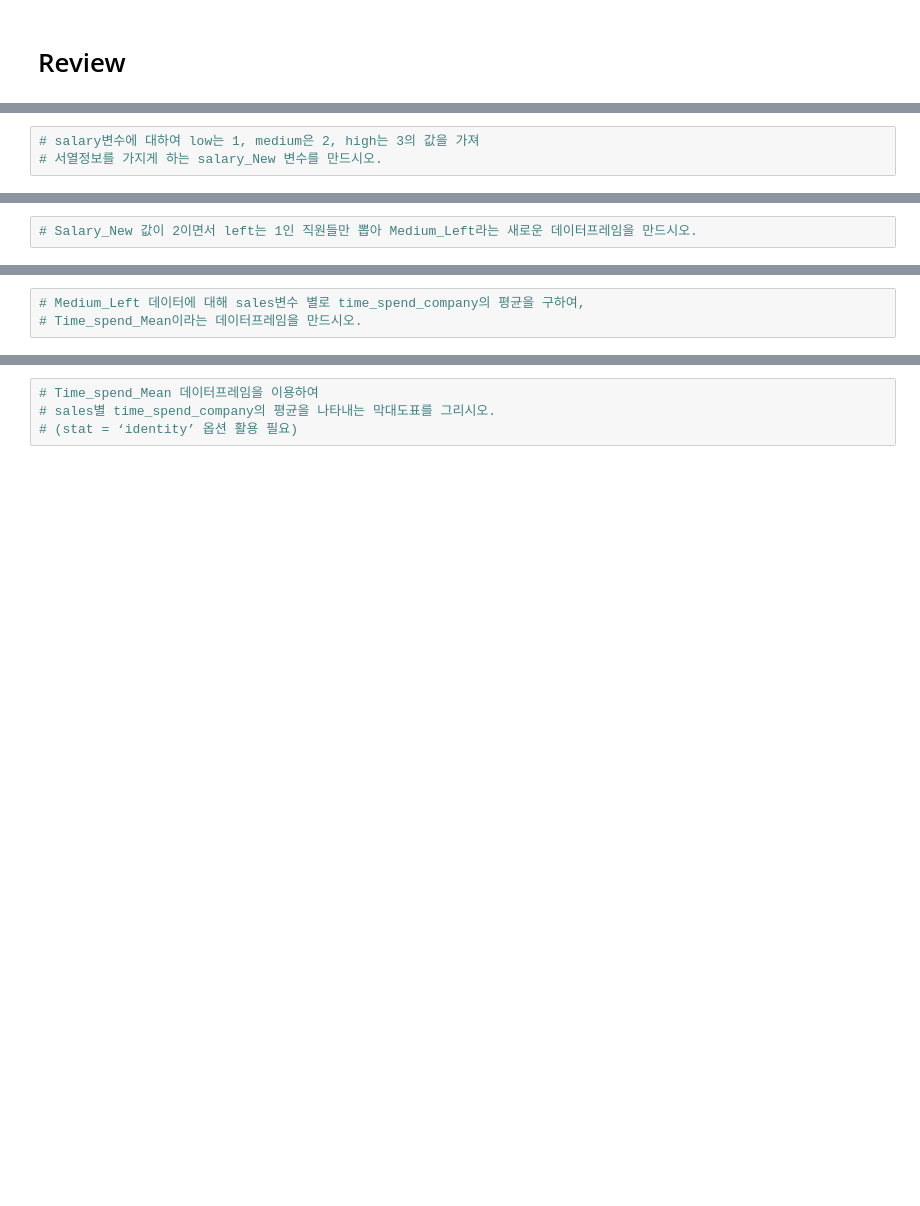
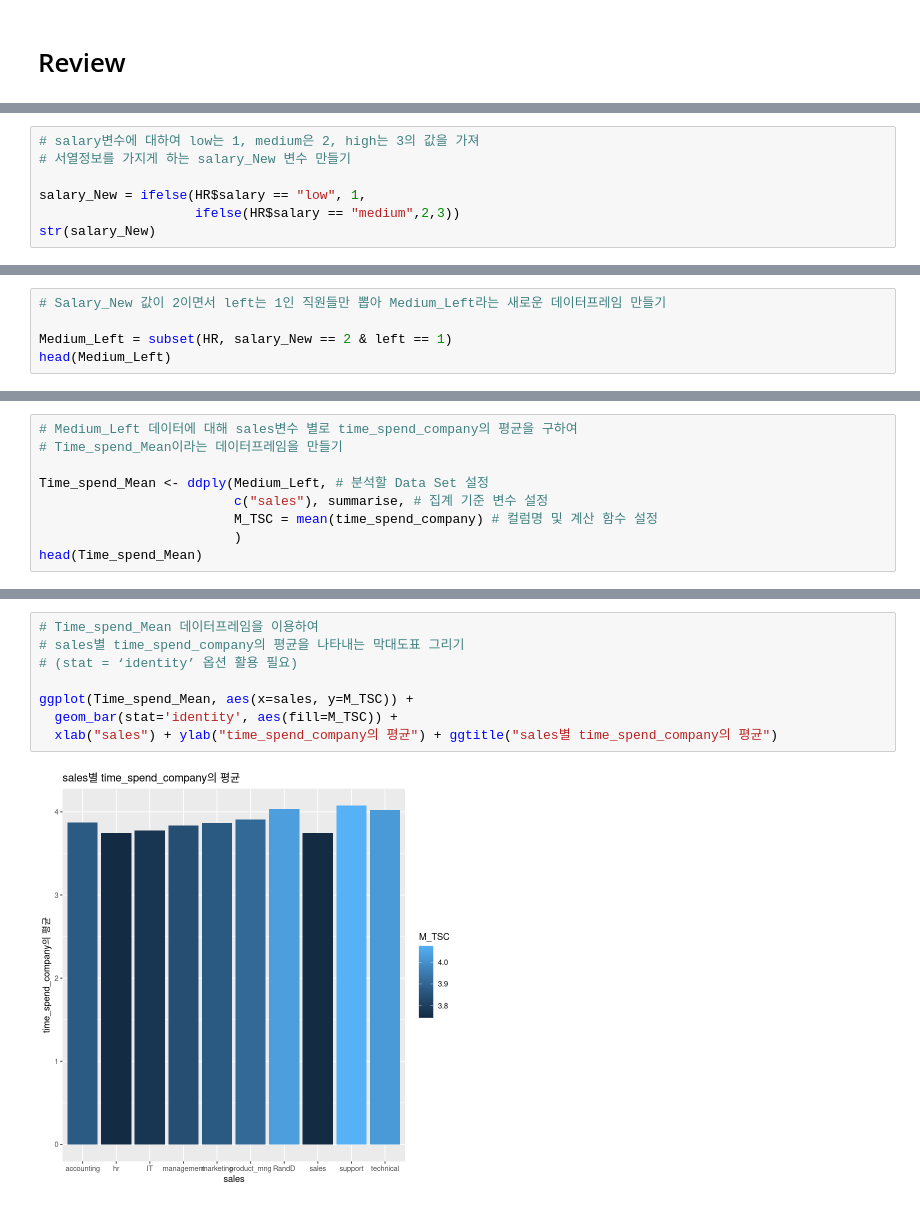
Before and after one commit to kdha0727/r-practice, a Jupyter notebook: Ch3.ipynb, the cells around one changed output, grey strips where cells are left out. Cells and saved outputs as stored; diff of their text form; blank space fills up the shorter version.

```diff
--- a/Ch3.ipynb
+++ b/Ch3.ipynb
@@ -387,3 +380,7 @@ ggplot(HR,aes(x=average_montly_hours,y=satisfaction_level))+
 # %%
 # salary변수에 대하여 low는 1, medium은 2, high는 3의 값을 가져
-# 서열정보를 가지게 하는 salary_New 변수를 만드시오.
+# 서열정보를 가지게 하는 salary_New 변수 만들기
+
+salary_New = ifelse(HR$salary == "low", 1,
+                    ifelse(HR$salary == "medium",2,3))
+str(salary_New)
@@ -390,2 +389,5 @@ ggplot(HR,aes(x=average_montly_hours,y=satisfaction_level))+
 # %%
-# Salary_New 값이 2이면서 left는 1인 직원들만 뽑아 Medium_Left라는 새로운 데이터프레임을 만드시오.
+# Salary_New 값이 2이면서 left는 1인 직원들만 뽑아 Medium_Left라는 새로운 데이터프레임 만들기
+
+Medium_Left = subset(HR, salary_New == 2 & left == 1)
+head(Medium_Left)
@@ -392,3 +404,9 @@ ggplot(HR,aes(x=average_montly_hours,y=satisfaction_level))+
 # %%
-# Medium_Left 데이터에 대해 sales변수 별로 time_spend_company의 평균을 구하여,
-# Time_spend_Mean이라는 데이터프레임을 만드시오.
+# Medium_Left 데이터에 대해 sales변수 별로 time_spend_company의 평균을 구하여
+# Time_spend_Mean이라는 데이터프레임을 만들기
+
+Time_spend_Mean <- ddply(Medium_Left, # 분석할 Data Set 설정
+                         c("sales"), summarise, # 집계 기준 변수 설정
+                         M_TSC = mean(time_spend_company) # 컬럼명 및 계산 함수 설정
+                         )
+head(Time_spend_Mean)
@@ -395,4 +423,10 @@ ggplot(HR,aes(x=average_montly_hours,y=satisfaction_level))+
 # %%
 # Time_spend_Mean 데이터프레임을 이용하여
-# sales별 time_spend_company의 평균을 나타내는 막대도표를 그리시오.
+# sales별 time_spend_company의 평균을 나타내는 막대도표 그리기
 # (stat = ‘identity’ 옵션 활용 필요)
+
+ggplot(Time_spend_Mean, aes(x=sales, y=M_TSC)) +
+  geom_bar(stat='identity', aes(fill=M_TSC)) +
+  xlab("sales") + ylab("time_spend_company의 평균") + ggtitle("sales별 time_spend_company의 평균")
+# %% [output]
+[figure, added]
```
Also changed, not shown: parts of 7 cells of this notebook.
